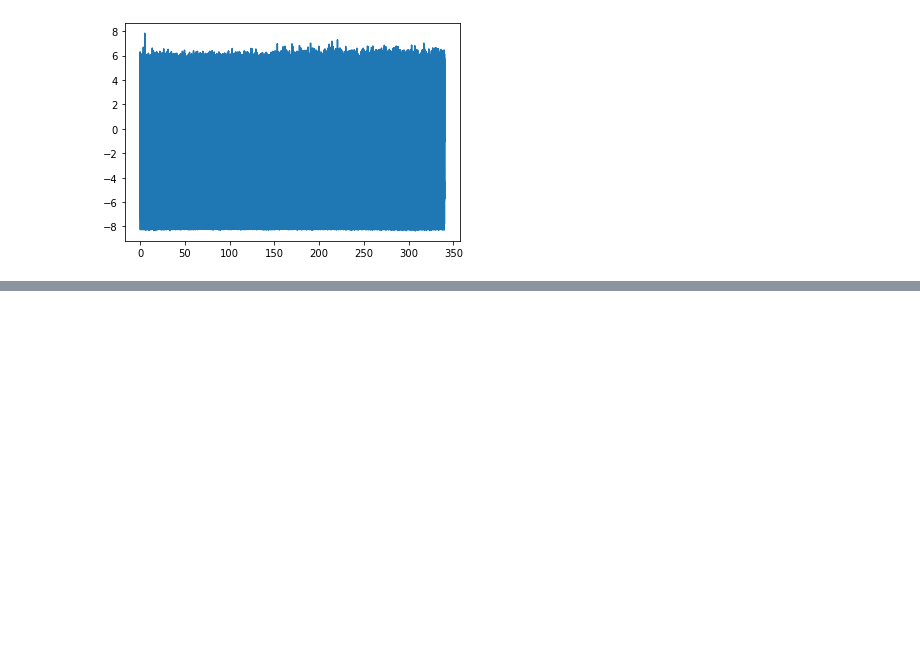
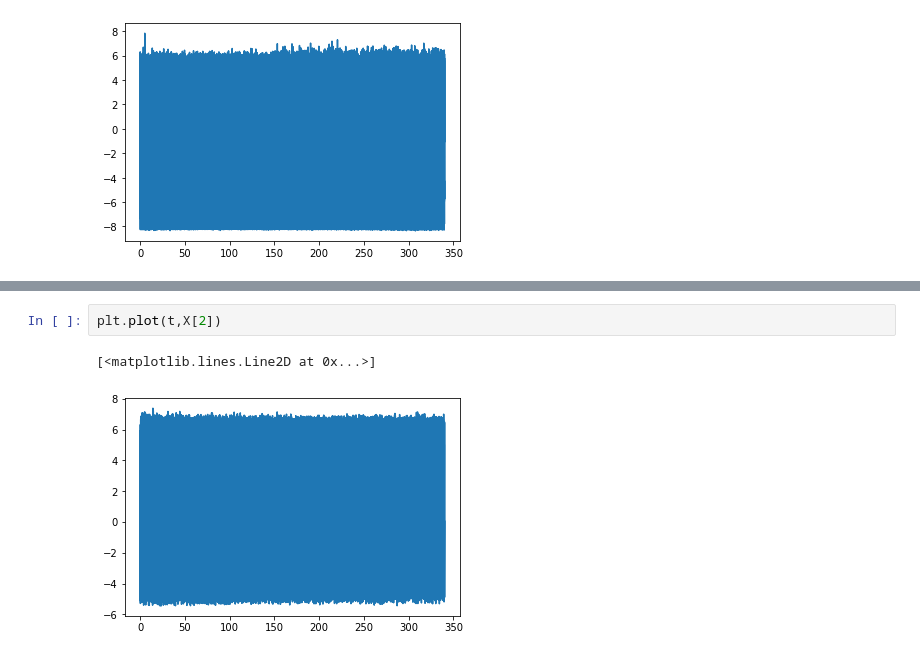
Before and after one commit to HeroicSpider/Brain-maturity-scoring-of-preterm-neonatal-babies, a Jupyter notebook: EEG signal analysis.ipynb, the cells around one changed output, grey strips where cells are left out. Drawn from its saved outputs; the diff is of its cells as text; blank space fills up the shorter version.

```diff
--- a/EEG signal analysis.ipynb
+++ b/EEG signal analysis.ipynb
@@ -87,0 +126,5 @@ plt.plot(t,y)
+# %%
+plt.plot(t,X[2])
+# %% [output]
+[<matplotlib.lines.Line2D at 0x...>]
+[figure, added]
```
Also changed, not shown: parts of 5 cells of this notebook.
